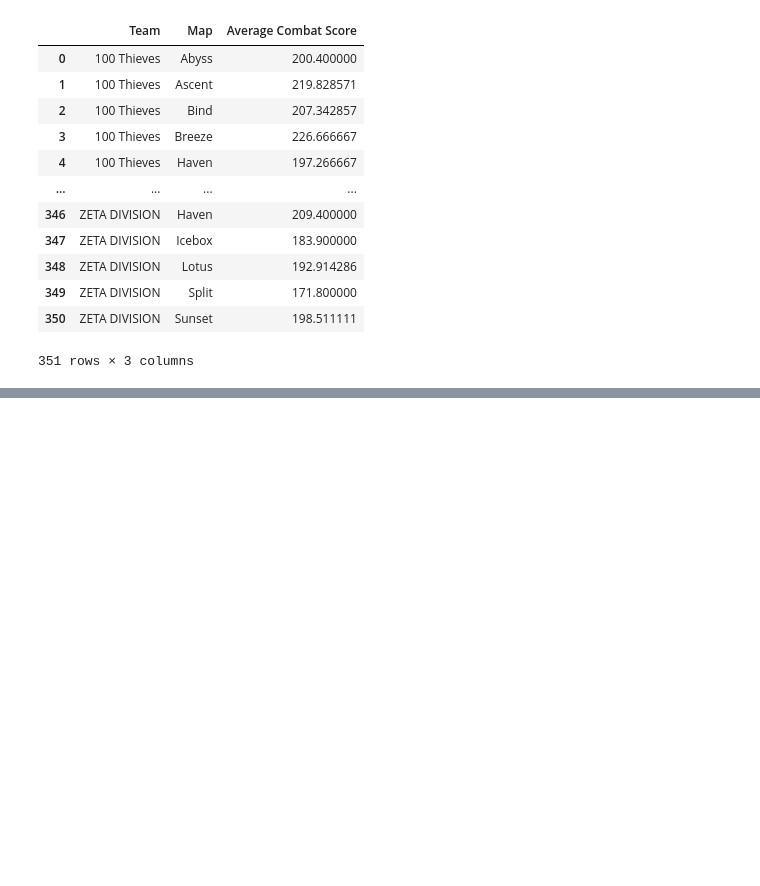
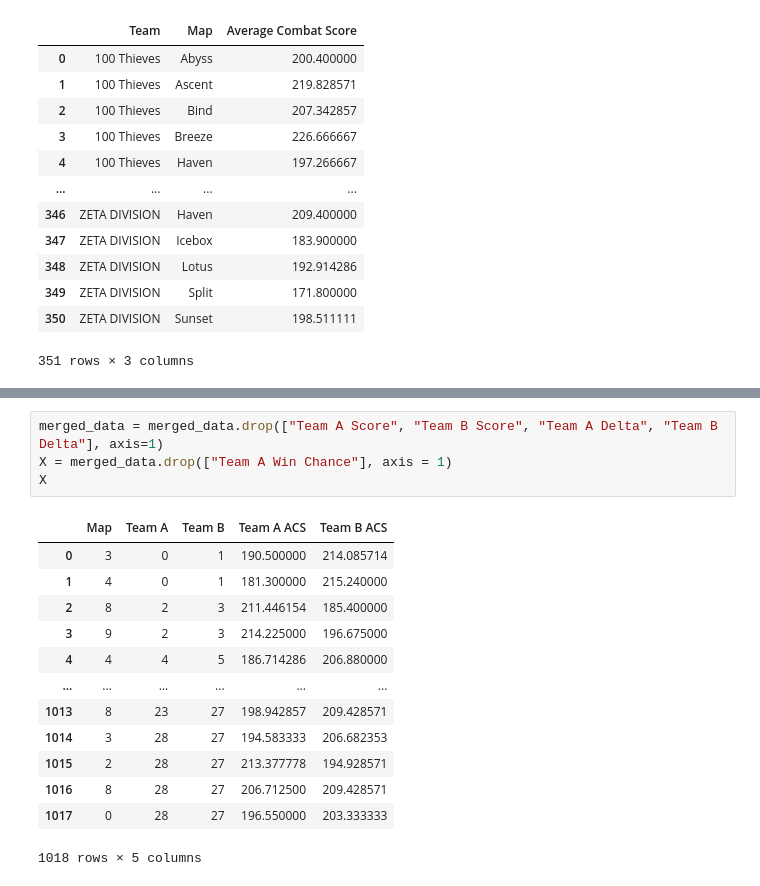
Before and after one commit to XLeling727/Valoglyph, a Jupyter notebook: data.ipynb, the cells around one changed output, grey strips where cells are left out. Cells and saved outputs as stored; diff of their text form; blank space fills up the shorter version.

```diff
--- a/data.ipynb
+++ b/data.ipynb
@@ -125,0 +137,18 @@ Name: Team B, Length: 1018, dtype: int64
+# %%
+merged_data = merged_data.drop(["Team A Score", "Team B Score", "Team A Delta", "Team B Delta"], axis=1)
+X = merged_data.drop(["Team A Win Chance"], axis = 1)
+X
+# %% [output]
+|  | Map | Team A | Team B | Team A ACS | Team B ACS |
+| 0 | 3 | 0 | 1 | 190.500000 | 214.085714 |
+| 1 | 4 | 0 | 1 | 181.300000 | 215.240000 |
+| 2 | 8 | 2 | 3 | 211.446154 | 185.400000 |
+| 3 | 9 | 2 | 3 | 214.225000 | 196.675000 |
+| 4 | 4 | 4 | 5 | 186.714286 | 206.880000 |
+| ... | ... | ... | ... | ... | ... |
+| 1013 | 8 | 23 | 27 | 198.942857 | 209.428571 |
+| 1014 | 3 | 28 | 27 | 194.583333 | 206.682353 |
+| 1015 | 2 | 28 | 27 | 213.377778 | 194.928571 |
+| 1016 | 8 | 28 | 27 | 206.712500 | 209.428571 |
+| 1017 | 0 | 28 | 27 | 196.550000 | 203.333333 |
+1018 rows × 5 columns
```
Also changed, not shown: parts of 8 cells of this notebook.
